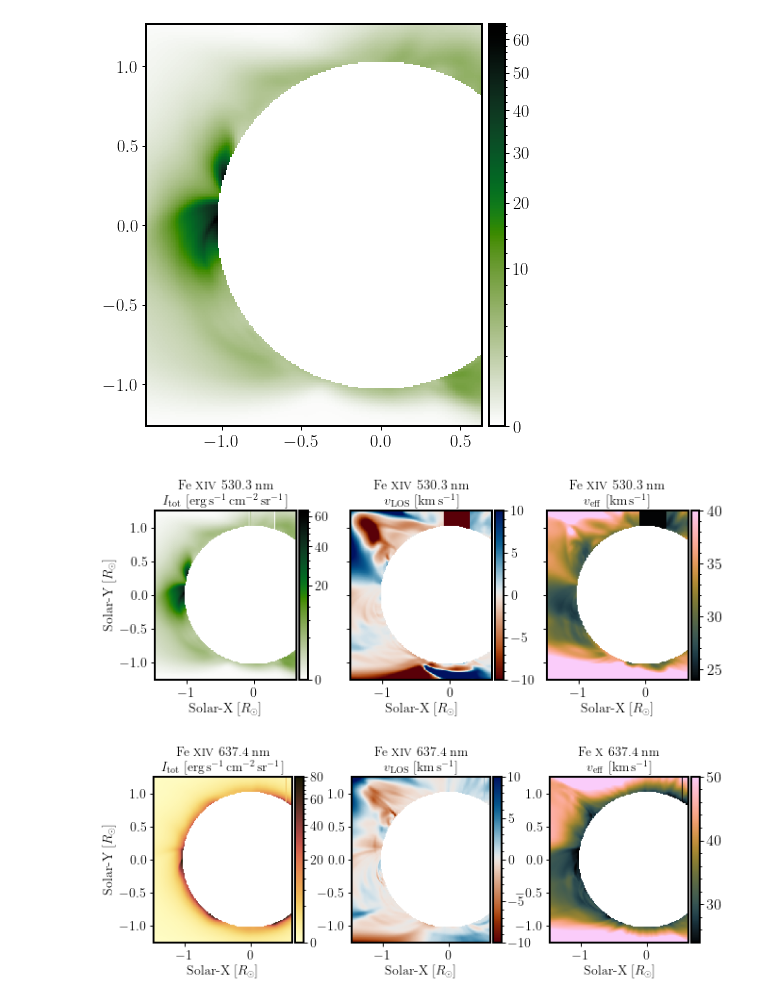
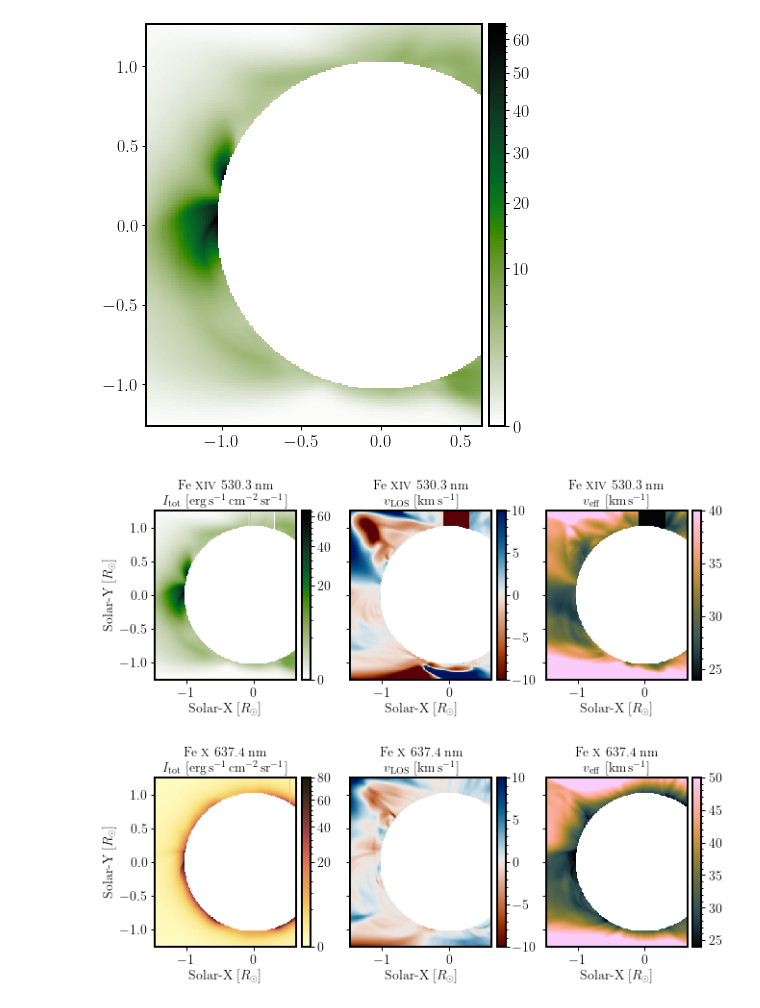
Before and after one commit to yjzhu-solar/Eclipse2017, a Jupyter notebook: ipynb/awsom/awsom_new_photoexec.ipynb, the cells around one changed output. Saved outputs shown, nothing was run; the diff lists cells and outputs as text; code cells hidden in the pictures.

```diff
--- a/ipynb/awsom/awsom_new_photoexec.ipynb
+++ b/ipynb/awsom/awsom_new_photoexec.ipynb
@@ -75,7 +75,7 @@ fig, (ax1,ax2,ax3) = plt.subplots(1,3,figsize=(9,3.5),constrained_layout=True)
 FeXIV_int_norm = ImageNormalize(data=FeXIV_int_fit,stretch=SqrtStretch(),vmin=0)
 im1 = ax1.pcolormesh(FeXIV_5303_x_mesh,FeXIV_5303_y_mesh,FeXIV_int_fit,
               rasterized=True,cmap=cmr.jungle_r,shading="auto",norm=FeXIV_int_norm)
-plot_colorbar(im1,ax1,width="6%",fontsize=14)
+plot_colorbar(im1,ax1,width="6%",fontsize=14,bbox_to_anchor=(1.04, 0., 1, 1))
 
 ax1.set_title(r"Fe \textsc{xiv} 530.3 nm" + "\n" + \
             r"$I_{\rm tot}\ \mathrm{[erg\,s^{-1}\,cm^{-2}\,sr^{-1}]}$",fontsize=14)
@@ -83,14 +83,14 @@ ax1.set_title(r"Fe \textsc{xiv} 530.3 nm" + "\n" + \
 
 im2 = ax2.pcolormesh(FeXIV_5303_x_mesh,FeXIV_5303_y_mesh,FeXIV_vlos_fit,
               rasterized=True,cmap=cmcm.vik_r,shading="auto",vmin=-10,vmax=10)
-plot_colorbar(im2,ax2,width="6%",fontsize=14)
+plot_colorbar(im2,ax2,width="6%",fontsize=14,bbox_to_anchor=(1.04, 0., 1, 1))
 ax2.set_title(r"Fe \textsc{xiv} 530.3 nm" + "\n" + \
             r"$v_{\rm LOS}\ \mathrm{[km\,s^{-1}]}$",fontsize=14)
 ax2.tick_params(labelleft=False)
 
 im3 = ax3.pcolormesh(FeXIV_5303_x_mesh,FeXIV_5303_y_mesh,FeXIV_veff_fit,
               rasterized=True,cmap=cmcm.batlowK,shading="auto",vmin=24,vmax=40)
-plot_colorbar(im3,ax3,width="6%",fontsize=16)
+plot_colorbar(im3,ax3,width="6%",fontsize=14,bbox_to_anchor=(1.04, 0., 1, 1))
 ax3.set_title(r"Fe \textsc{xiv} 530.3 nm" + "\n" + \
                 r"$v_{\rm eff}\ \mathrm{[km\,s^{-1}]}$",fontsize=14)
 ax3.tick_params(labelleft=False)
@@ -101,7 +101,7 @@ for ax_ in (ax1,ax2,ax3):
     ax_.tick_params(labelsize=14)
     ax_.set_xlabel(r"Solar-X $[R_\odot]$",fontsize=14)
 # %% [output]
-[figure, old version]
+[figure, new version]
 # %%
 FeX_6374_idlsav = readsav(FeX_6374_file)
 FeX_6374_wvl = FeX_6374_idlsav["x"][2,:,0,0]
@@ -126,31 +126,33 @@ FeX_veff_fit = FeX_fwhm_fit/FeX_lambd0_vaccum/np.sqrt(4*np.log(2))*const.c.cgs.v
 # %%
 fig, (ax1,ax2,ax3) = plt.subplots(1,3,figsize=(9,3.5),constrained_layout=True)
 
 FeX_int_norm = ImageNormalize(data=FeX_int_fit,stretch=SqrtStretch(),vmin=0,vmax=80)
 im1 = ax1.pcolormesh(FeX_6374_x_mesh,FeX_6374_y_mesh,FeX_int_fit,
               rasterized=True,cmap=cmcm.lajolla,shading="auto",norm=FeX_int_norm)
-plot_colorbar(im1,ax1,width="6%",fontsize=14)
+plot_colorbar(im1,ax1,width="6%",fontsize=14,bbox_to_anchor=(1.04, 0., 1, 1))
 
-ax1.set_title(r"Fe \textsc{xiv} 637.4 nm" + "\n" + \
+ax1.set_title(r"Fe \textsc{x} 637.4 nm" + "\n" + \
             r"$I_{\rm tot}\ \mathrm{[erg\,s^{-1}\,cm^{-2}\,sr^{-1}]}$",fontsize=14)
 
 
 im2 = ax2.pcolormesh(FeX_6374_x_mesh,FeX_6374_y_mesh,FeX_vlos_fit,
               rasterized=True,cmap=cmcm.vik_r,shading="auto",vmin=-10,vmax=10)
-plot_colorbar(im2,ax2,width="6%",fontsize=14)
-ax2.set_title(r"Fe \textsc{xiv} 637.4 nm" + "\n" + \
+plot_colorbar(im2,ax2,width="6%",fontsize=14,bbox_to_anchor=(1.04, 0., 1, 1))
+ax2.set_title(r"Fe \textsc{x} 637.4 nm" + "\n" + \
             r"$v_{\rm LOS}\ \mathrm{[km\,s^{-1}]}$",fontsize=14)
+ax2.tick_params(labelleft=False)
 
 im3 = ax3.pcolormesh(FeX_6374_x_mesh,FeX_6374_y_mesh,FeX_veff_fit,
               rasterized=True,cmap=cmcm.batlowK,shading="auto",vmin=24,vmax=50)
-plot_colorbar(im3,ax3,width="6%",fontsize=16)
+plot_colorbar(im3,ax3,width="6%",fontsize=14,bbox_to_anchor=(1.04, 0., 1, 1))
 ax3.set_title(r"Fe \textsc{x} 637.4 nm" + "\n" + \
                 r"$v_{\rm eff}\ \mathrm{[km\,s^{-1}]}$",fontsize=14)
+ax3.tick_params(labelleft=False)
 ax1.set_ylabel(r"Solar-Y $[R_\odot]$",fontsize=14)
 
 for ax_ in (ax1,ax2,ax3):
     ax_.set_aspect(1)
     ax_.tick_params(labelsize=14)
     ax_.set_xlabel(r"Solar-X $[R_\odot]$",fontsize=14)
 # %% [output]
-[figure, old version]
+[figure, new version]
```
Also changed, not shown: 1 other file.
